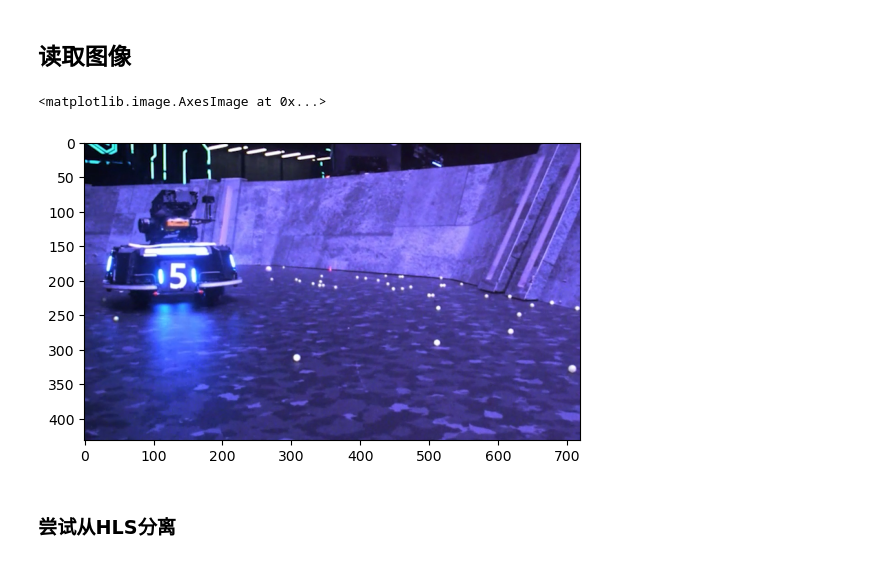
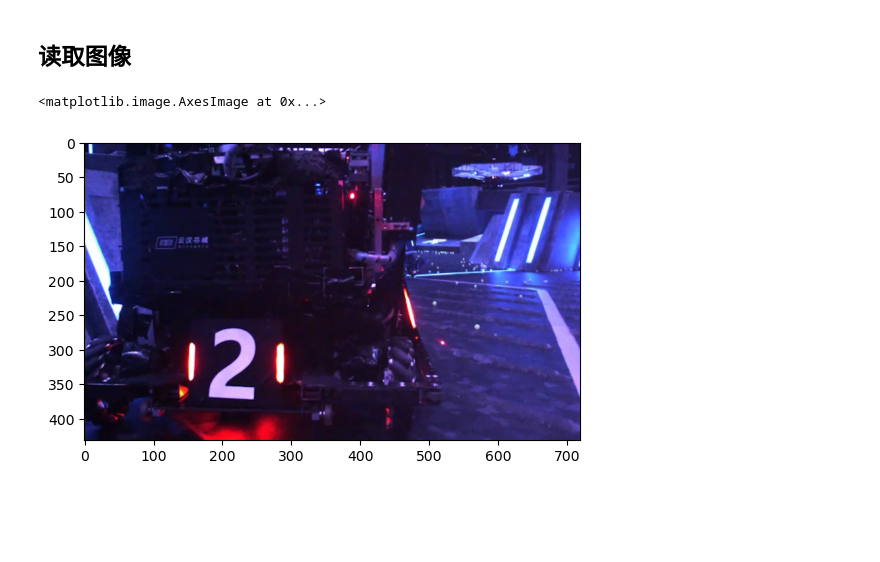
Before and after one commit to WolfGenerals/Armor_Detection, a Jupyter notebook: 装甲板板识别.ipynb, the cells around one changed output. Saved outputs shown, nothing was run; the diff lists cells and outputs as text; code cells hidden in the pictures; blank space fills up the shorter version.

```diff
--- a/装甲板板识别.ipynb
+++ b/装甲板板识别.ipynb
@@ -15,19 +14,15 @@ import numpy
 # %% [markdown]
 ## 读取图像
 # %%
-image: Mat = imread('Blue-5.jpeg')
-# image: Mat = imread('Red-2.jpg')
-# image: Mat = imread('VW_CH3RoboVigorVsRPS_BO2_1_109.jpg')
-# image: Mat = imread('VW_CH3RoboGrinderVs交龙_BO2_1_108.jpg')
+# image: Mat = imread('Blue-5.jpeg')
+image: Mat = imread('Red-2.jpg')
 # image: Mat = imread('mimikko.jpg')
 # image: Mat = imread('img.png')
 
 pyplot.imshow(cv2.cvtColor(image, cv2.COLOR_BGR2RGB))
 # %% [output]
 <matplotlib.image.AxesImage at 0x...>
-[figure, old version]
+[figure, new version]
-# %% [markdown]
-### 尝试从HLS分离
 # %%
 image_HLS = cv2.cvtColor(image, cv2.COLOR_BGR2HLS)
 
```
Also changed, not shown: parts of 8 cells of this notebook, 2 other files.
